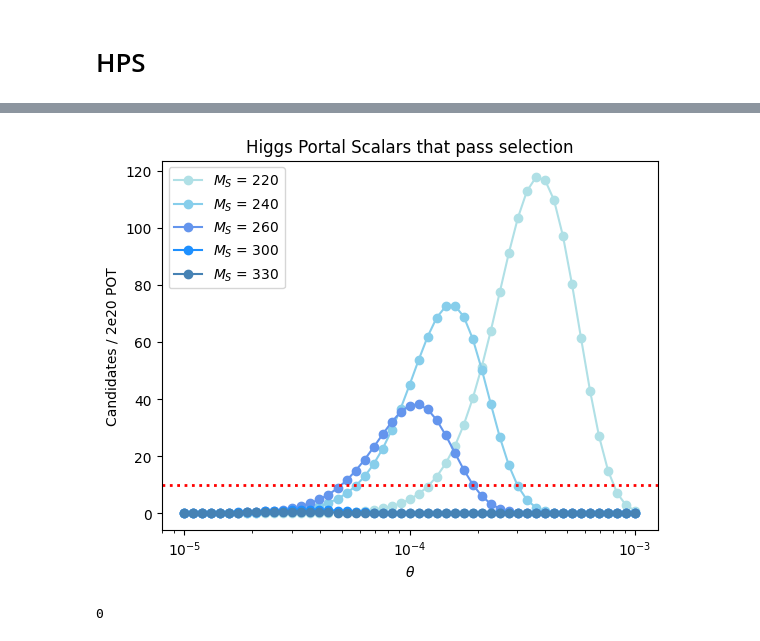
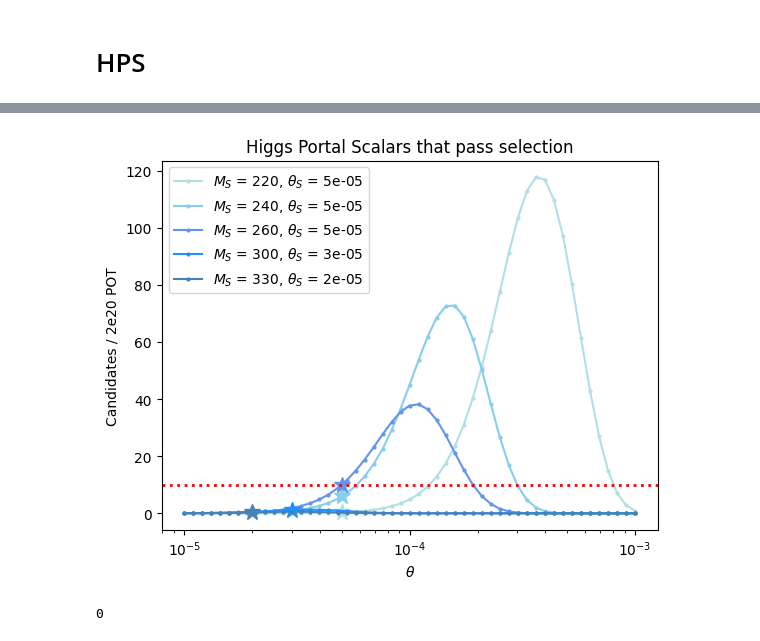
Before and after one commit to SBNSoftware/sbnana, a Jupyter notebook: sbnana/SBNAna/icarus-analysis-villiage/pyana/dimuon-tools/nb/exiting_muons/unc_sensitivity.ipynb, the cells around one changed output, grey strips where cells are left out. Cells and saved outputs as stored; diff of their text form; code cells hidden in the pictures.

```diff
--- a/sbnana/SBNAna/icarus-analysis-villiage/pyana/dimuon-tools/nb/exiting_muons/unc_sensitivity.ipynb
+++ b/sbnana/SBNAna/icarus-analysis-villiage/pyana/dimuon-tools/nb/exiting_muons/unc_sensitivity.ipynb
@@ -200,19 +371,20 @@ Working on '$M_S$ = 330, $\\theta_S$ = 2e-05'
 # %%
 # Overlay all benchmark masses on same plot:
 
 for i in range(5):
-    plt.plot(test_thetas, higgs_new_ns[i], '-o', label=categories[i].name.split(',')[0], color=blues[i])
+    plt.plot(test_thetas, higgs_new_ns[i], '-o', markersize=2, label=categories[i].name, color=blues[i]) #label=categories[i].name.split(',')[0],
+    plt.plot(higgs_thetas[i], sum(np.array(evtdf[categories[i]].scale)),'*', markersize=12, color=blues[i])
 plt.xscale('log')
 plt.title('Higgs Portal Scalars that pass selection')
 plt.ylabel("Candidates / %s" % POTSTR)
 plt.xlabel("$\\theta$")
 plt.axhline([10], linestyle=":", color="r", linewidth=2)
 plt.legend()
 if savestuff:
     plt.savefig(dir + "higgs_theta_sensitivity.pdf")
 plt.show()
 # %% [output]
-[figure, old version]
+[figure, new version]
 # %%
 # Skip this cell for now - come back to it when I want to make a real contour plot.
 low_lim = []
```
Also changed, not shown: parts of 13 cells of this notebook, 3 other files.
